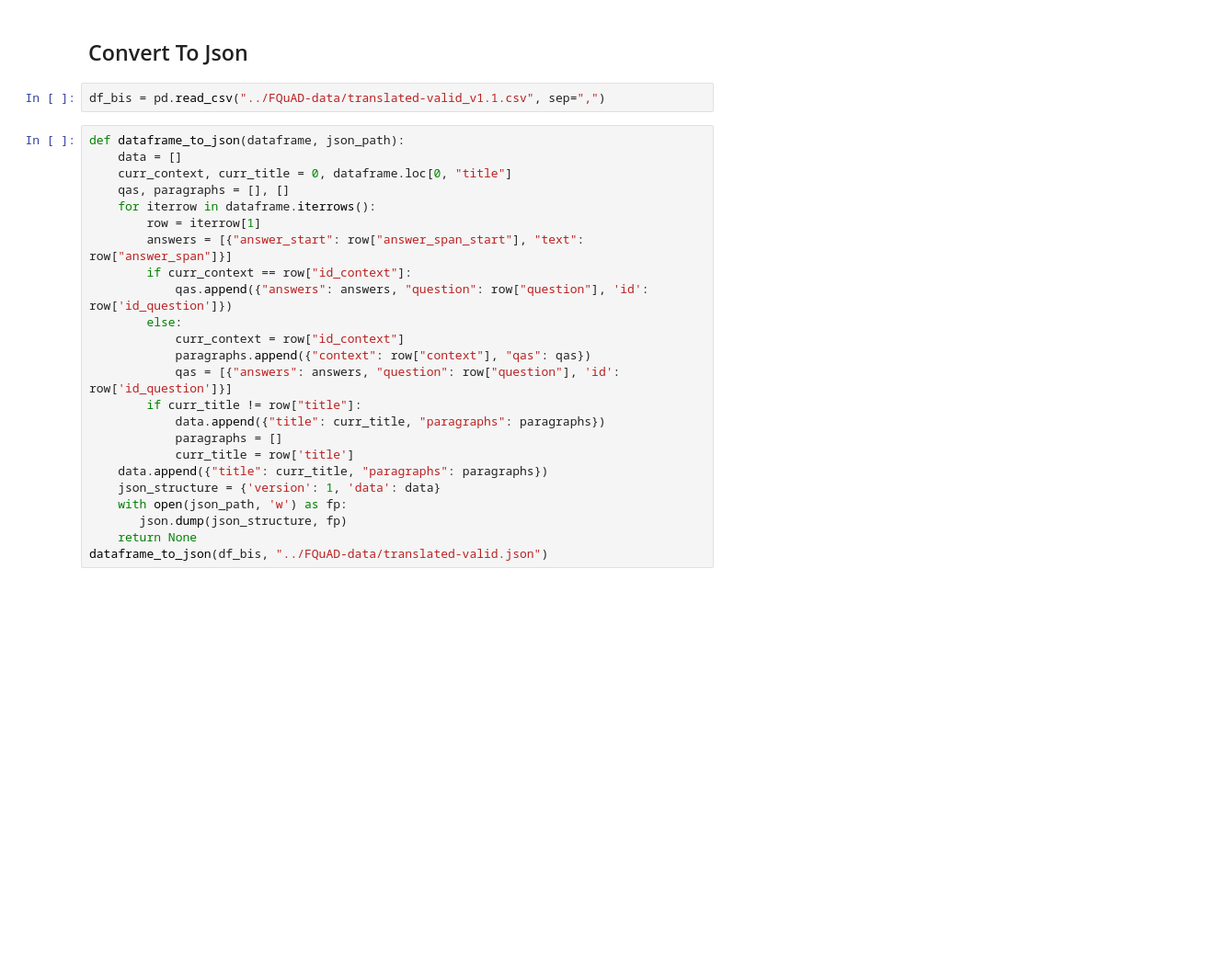
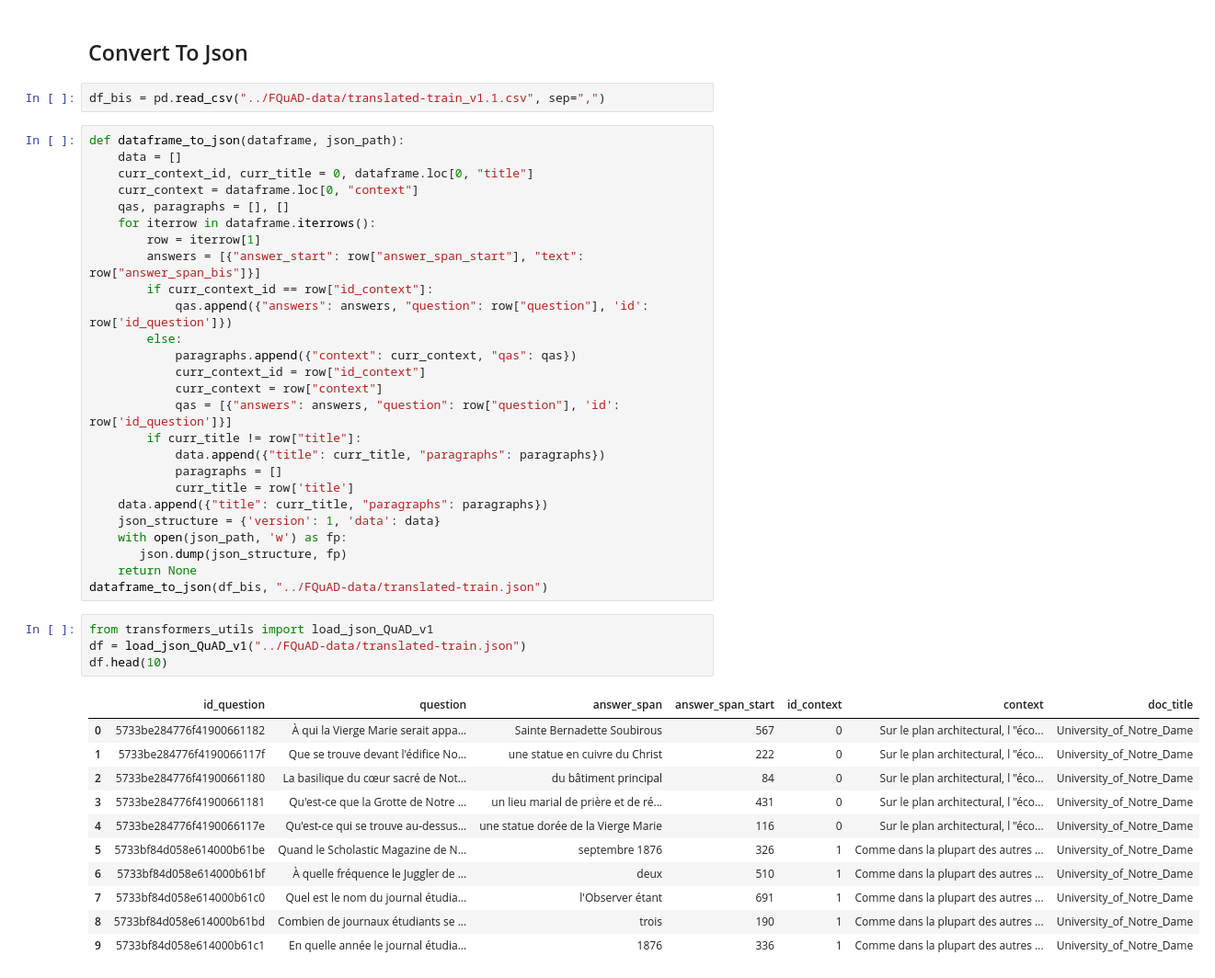
Before and after one commit to joachim-dublineau/translate_squad_to_fr, a Jupyter notebook: translate_squad.ipynb, the cells around one changed output. Shown: that part at 92% size. Cells and saved outputs as stored; diff of their text form; blank space fills up the shorter version.

```diff
--- a/translate_squad.ipynb
+++ b/translate_squad.ipynb
@@ -415,20 +415,22 @@ df_bis.to_csv("../FQuAD-data/translated-train_v1.1.csv", sep=",")
 # %% [markdown]
 ## Convert To Json
 # %%
-df_bis = pd.read_csv("../FQuAD-data/translated-valid_v1.1.csv", sep=",")
+df_bis = pd.read_csv("../FQuAD-data/translated-train_v1.1.csv", sep=",")
 # %%
 def dataframe_to_json(dataframe, json_path):
     data = []
-    curr_context, curr_title = 0, dataframe.loc[0, "title"]
+    curr_context_id, curr_title = 0, dataframe.loc[0, "title"]
+    curr_context = dataframe.loc[0, "context"]
     qas, paragraphs = [], []
     for iterrow in dataframe.iterrows():
         row = iterrow[1]
-        answers = [{"answer_start": row["answer_span_start"], "text": row["answer_span"]}]
-        if curr_context == row["id_context"]:
+        answers = [{"answer_start": row["answer_span_start"], "text": row["answer_span_bis"]}]
+        if curr_context_id == row["id_context"]:
             qas.append({"answers": answers, "question": row["question"], 'id': row['id_question']})
         else:
-            curr_context = row["id_context"]
-            paragraphs.append({"context": row["context"], "qas": qas})
+            paragraphs.append({"context": curr_context, "qas": qas})
+            curr_context_id = row["id_context"]
+            curr_context = row["context"]
             qas = [{"answers": answers, "question": row["question"], 'id': row['id_question']}]
         if curr_title != row["title"]:
             data.append({"title": curr_title, "paragraphs": paragraphs})
@@ -439,4 +441,20 @@ def dataframe_to_json(dataframe, json_path):
     with open(json_path, 'w') as fp:
        json.dump(json_structure, fp)
     return None
-dataframe_to_json(df_bis, "../FQuAD-data/translated-valid.json")
+dataframe_to_json(df_bis, "../FQuAD-data/translated-train.json")
+# %%
+from transformers_utils import load_json_QuAD_v1
+df = load_json_QuAD_v1("../FQuAD-data/translated-train.json")
+df.head(10)
+# %% [output]
+|  | id_question | question | answer_span | answer_span_start | id_context | context | doc_title |
+| 0 | 5733be284776f41900661182 | À qui la Vierge Marie serait appa... | Sainte Bernadette Soubirous | 567 | 0 | Sur le plan architectural, l "éco... | University_of_Notre_Dame |
+| 1 | 5733be284776f4190066117f | Que se trouve devant l'édifice No... | une statue en cuivre du Christ | 222 | 0 | Sur le plan architectural, l "éco... | University_of_Notre_Dame |
+| 2 | 5733be284776f41900661180 | La basilique du cœur sacré de Not... | du bâtiment principal | 84 | 0 | Sur le plan architectural, l "éco... | University_of_Notre_Dame |
+| 3 | 5733be284776f41900661181 | Qu'est-ce que la Grotte de Notre ... | un lieu marial de prière et de ré... | 431 | 0 | Sur le plan architectural, l "éco... | University_of_Notre_Dame |
+| 4 | 5733be284776f4190066117e | Qu'est-ce qui se trouve au-dessus... | une statue dorée de la Vierge Marie | 116 | 0 | Sur le plan architectural, l "éco... | University_of_Notre_Dame |
+| 5 | 5733bf84d058e614000b61be | Quand le Scholastic Magazine de N... | septembre 1876 | 326 | 1 | Comme dans la plupart des autres ... | University_of_Notre_Dame |
+| 6 | 5733bf84d058e614000b61bf | À quelle fréquence le Juggler de ... | deux | 510 | 1 | Comme dans la plupart des autres ... | University_of_Notre_Dame |
+| 7 | 5733bf84d058e614000b61c0 | Quel est le nom du journal étudia... | l'Observer étant | 691 | 1 | Comme dans la plupart des autres ... | University_of_Notre_Dame |
+| 8 | 5733bf84d058e614000b61bd | Combien de journaux étudiants se ... | trois | 190 | 1 | Comme dans la plupart des autres ... | University_of_Notre_Dame |
+| 9 | 5733bf84d058e614000b61c1 | En quelle année le journal étudia... | 1876 | 336 | 1 | Comme dans la plupart des autres ... | University_of_Notre_Dame |
```
Also changed, not shown: parts of 1 cell of this notebook.
